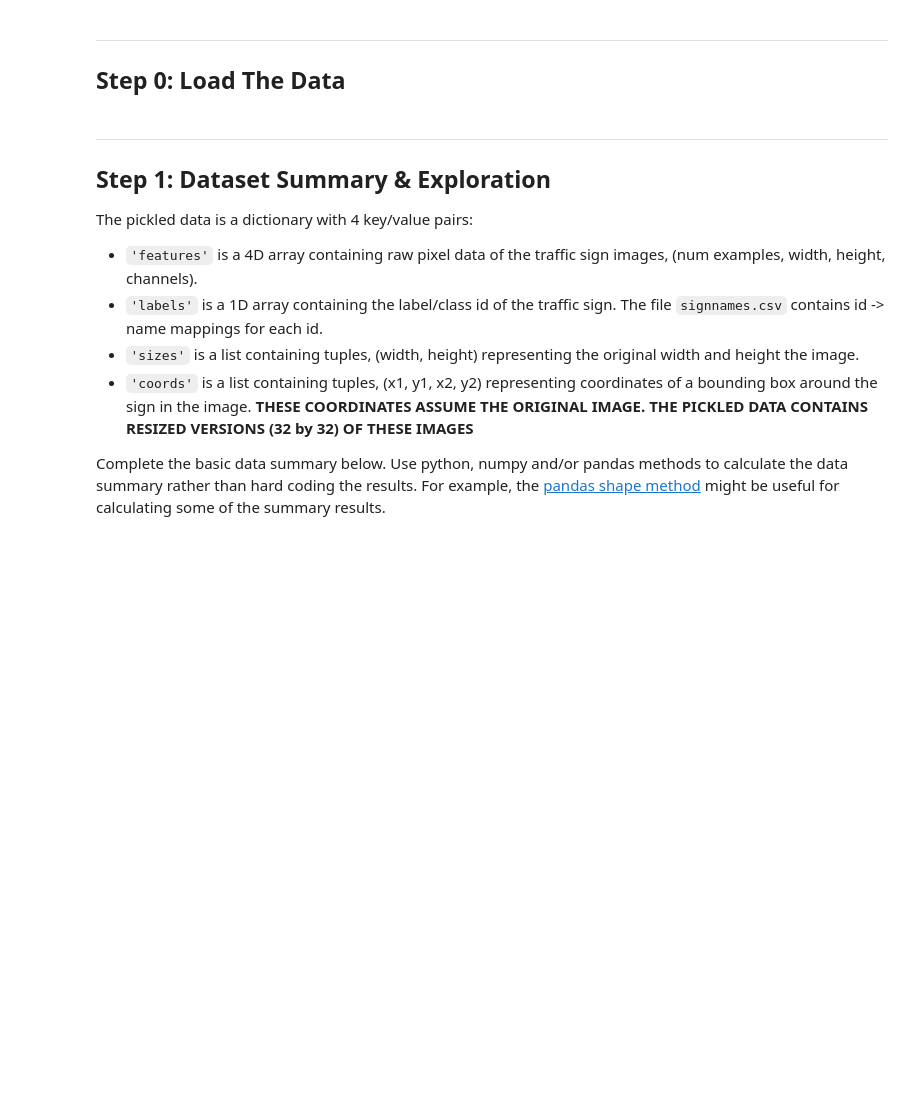
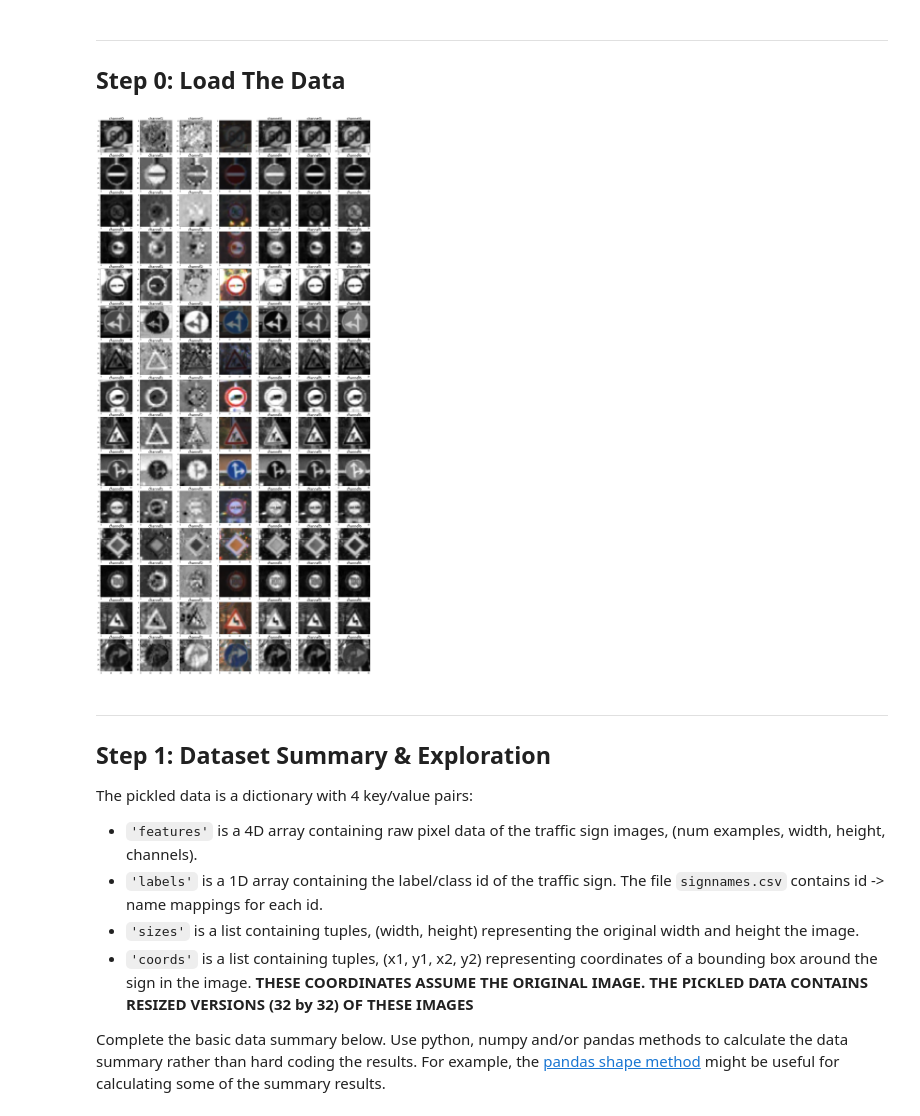
Before and after one commit to leizhao3/CarND-Traffic-Sign-Classifier-Project, a Jupyter notebook: Traffic_Sign_Classifier.ipynb, the cells around one changed output. Cells and saved outputs as stored; diff of their text form; code cells hidden in the pictures; blank space fills up the shorter version.

```diff
--- a/Traffic_Sign_Classifier.ipynb
+++ b/Traffic_Sign_Classifier.ipynb
@@ -43,25 +43,41 @@ with open(label_file, newline='\n') as f:
     for rows in reader:
         ground_label[rows[0]] = rows[1]
 
-X_train, y_train = train['features'], train['labels']
-X_valid, y_valid = valid['features'], valid['labels']
-X_test, y_test = test['features'], test['labels']
+X_train_bgr, y_train = train['features'], train['labels']
+X_valid_bgr, y_valid = valid['features'], valid['labels']
+X_test_bgr, y_test = test['features'], test['labels']
+
+
+assert(len(X_train_bgr) == len(y_train))
+assert(len(X_validation_bgr) == len(y_validation))
+assert(len(X_test_bgr) == len(y_test))
 # %%
+'Display Images'
+
 import random
 import numpy as np
 import matplotlib.pyplot as plt
+import cv2
 %matplotlib inline
 
-f, a = plt.subplots(4, 4, figsize=(24, 24))
+f, a = plt.subplots(15, 7, figsize=(24, 48))
 f.tight_layout()
 
-for i in range(4):
-    for j in range(4):
-        index = random.randint(0,len(X_train))
-        image = X_train[index]
-
-        a[i][j].imshow(image)
-        a[i][j].set_title('%s'%ground_label[str(y_train[index])], fontsize=20)
+for i in range(15):
+    index = random.randint(0,len(X_train_bgr))
+    image = cv2.cvtColor(X_train_bgr[index], cv2.COLOR_BGR2YUV)
+    for j in range(7):
+        if j < 3:
+            a[i][j].imshow(image[:,:,j],cmap='gray')
+            a[i][j].set_title('channel%s'%j, fontsize=20)
+        elif j == 3:
+            a[i][3].imshow(X_train_bgr[index])
+        else:
+            a[i][j].imshow(X_train_bgr[index][:,:,j-4],cmap='gray')
+            a[i][j].set_title('channel%s'%j, fontsize=20)
+        #a[i][j].set_title('%s channel%s'%(ground_label[str(y_train[index])],j), fontsize=20)
+# %% [output]
+[figure, added]
 # %% [markdown]
 ---
 
```
Also changed, not shown: parts of 21 cells of this notebook, 10 other files.
